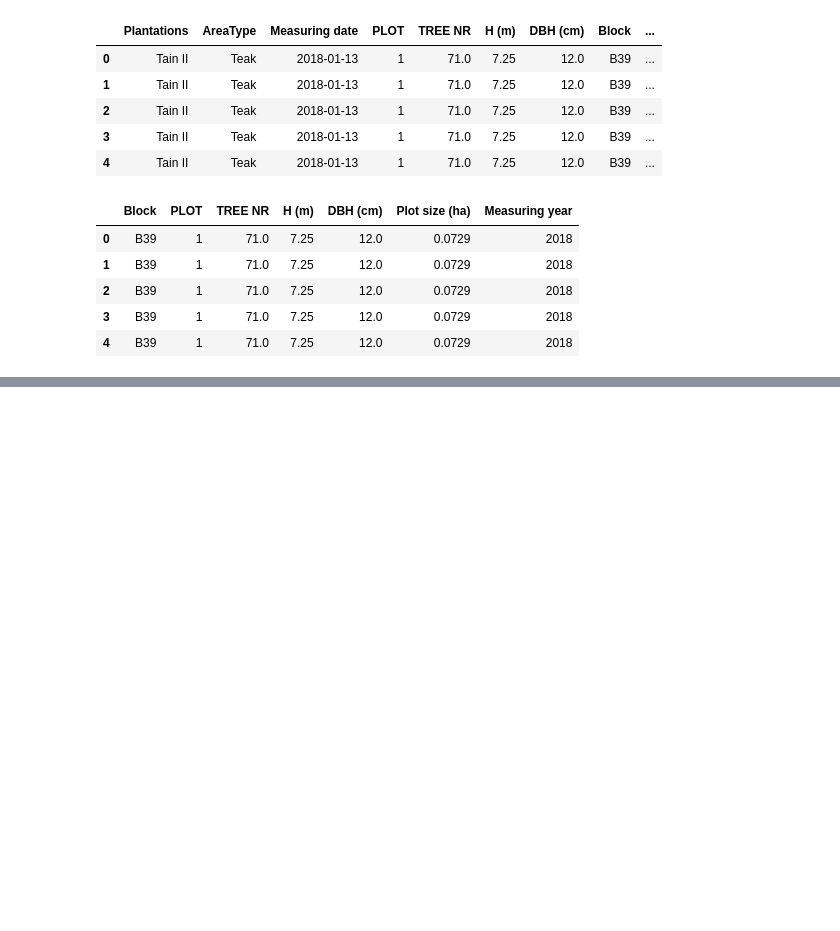
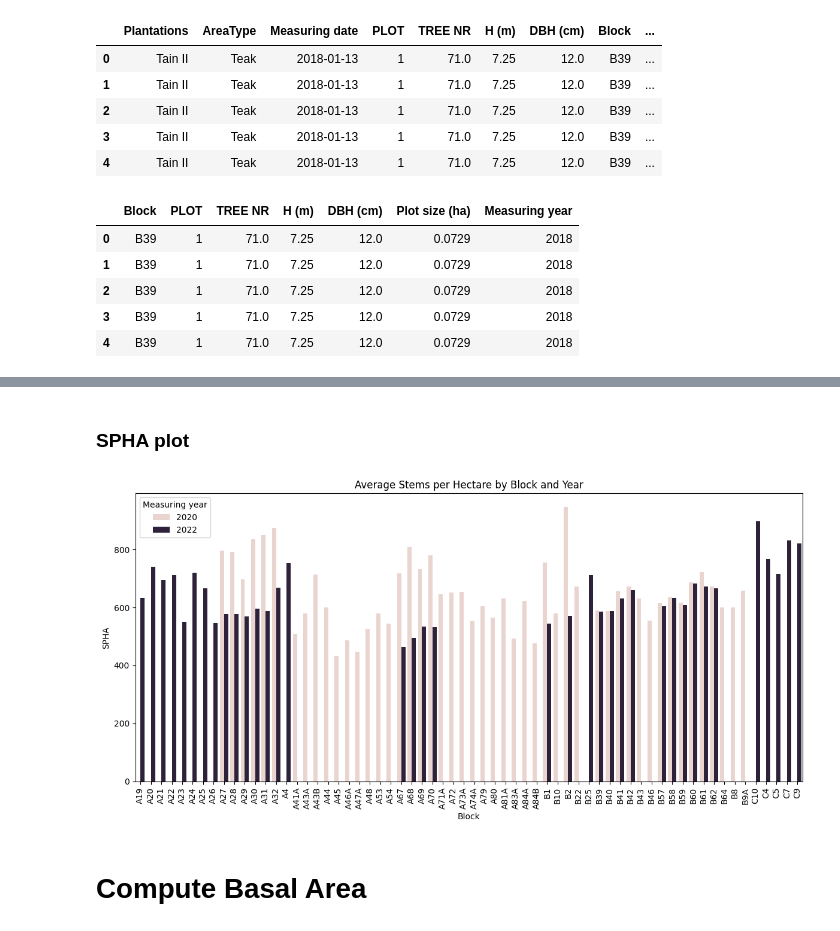
Before and after one commit to ds-gowusu/tree_growth_analytics, a Jupyter notebook: tree_growth_analysis.ipynb, the cells around one changed output, grey strips where cells are left out. Drawn from its saved outputs; the diff is of its cells as text; code cells hidden in the pictures; blank space fills up the shorter version.

```diff
--- a/tree_growth_analysis.ipynb
+++ b/tree_growth_analysis.ipynb
@@ -406,0 +428,16 @@ tree_counts.head()
+# %% [markdown]
+### SPHA plot
+# %%
+filtered_df = avg_sph[avg_sph['Measuring year'].isin([2020, 2022])]
+
+plt.figure(figsize=(12,6))
+sns.barplot(data=filtered_df, x='Block', y='SPHA', hue='Measuring year')
+plt.ylabel("SPHA")
+plt.title('Average Stems per Hectare by Block and Year')
+plt.xticks(rotation=90)
+plt.tight_layout()
+plt.show()
+# %% [output]
+[figure, added]
+# %% [markdown]
+# Compute Basal Area
```
Also changed, not shown: parts of 25 cells of this notebook.
